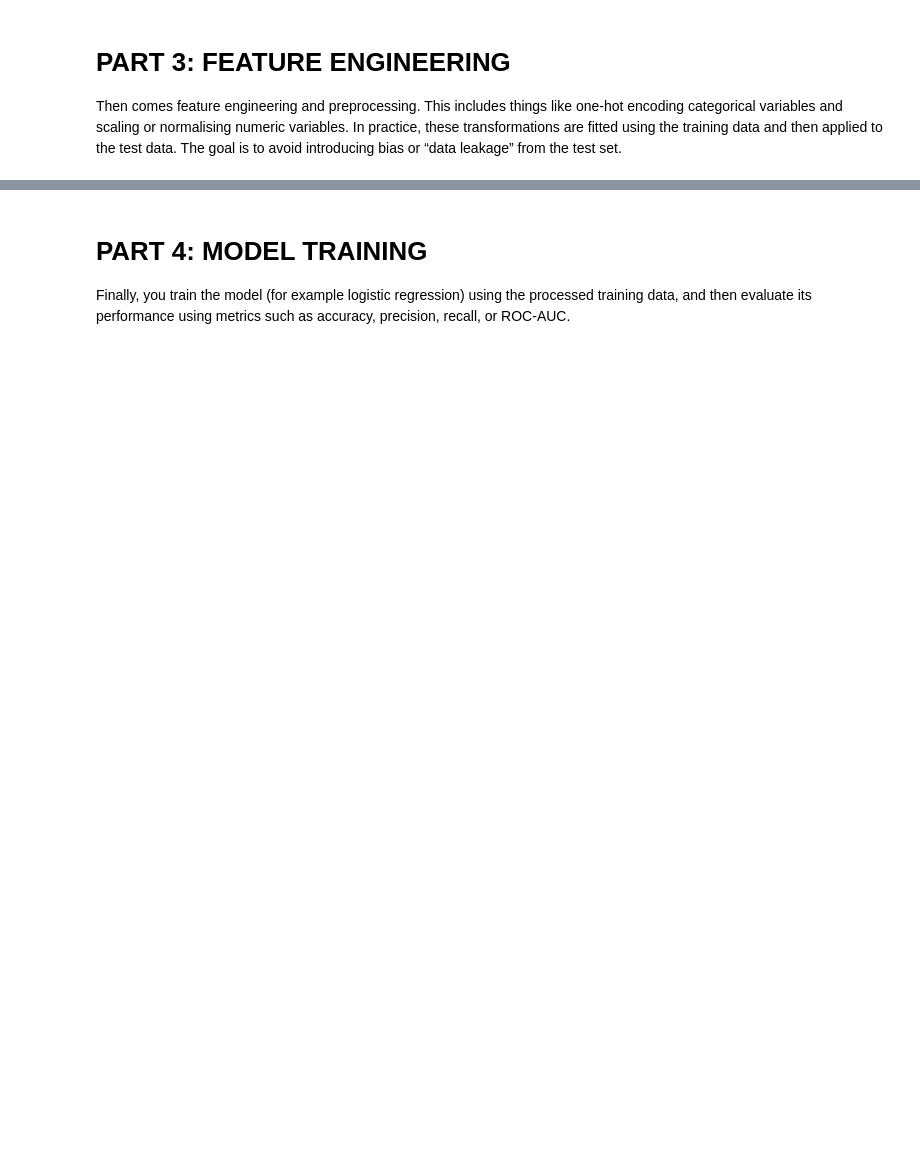
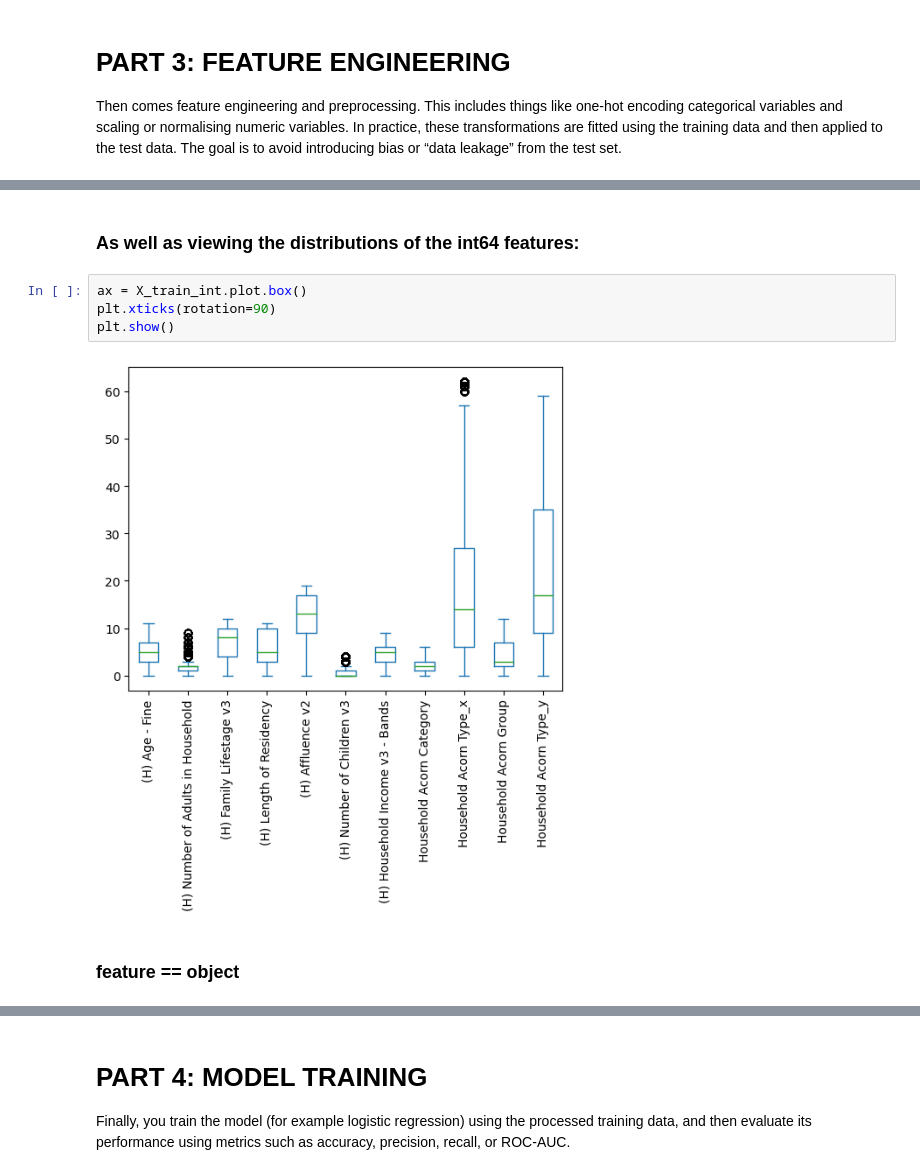
Before and after one commit to admason/C_Spark_Project, a Jupyter notebook: H_SFTY_1_DataCleanse_Exploration.ipynb, the cells around one changed output, grey strips where cells are left out. Cells and saved outputs as stored; diff of their text form; blank space fills up the shorter version.

```diff
--- a/H_SFTY_1_DataCleanse_Exploration.ipynb
+++ b/H_SFTY_1_DataCleanse_Exploration.ipynb
@@ -417,0 +463,10 @@ Then comes feature engineering and preprocessing. This includes things like one-
+# %% [markdown]
+### As well as viewing the distributions of the int64 features:
+# %%
+ax = X_train_int.plot.box()
+plt.xticks(rotation=90)
+plt.show()
+# %% [output]
+[figure, added]
+# %% [markdown]
+### feature == object
```
Also changed, not shown: parts of 60 cells of this notebook.
